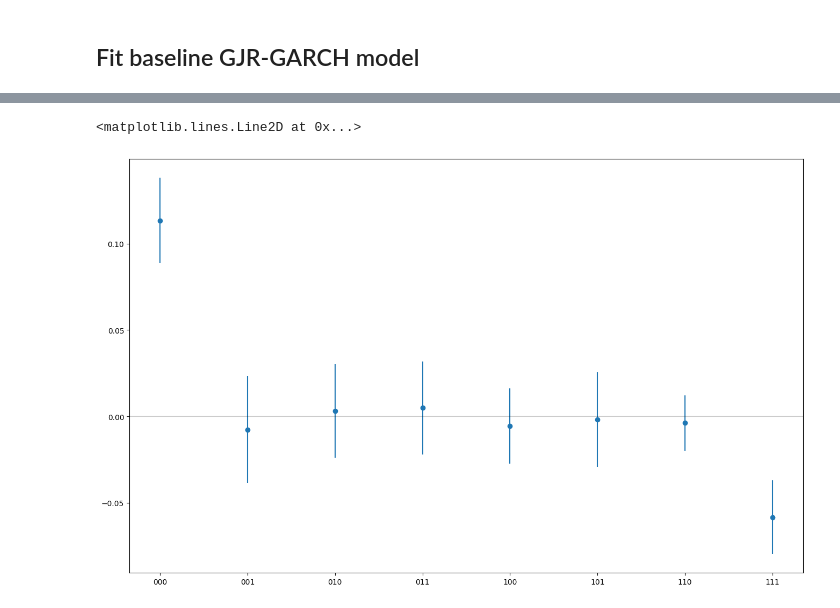
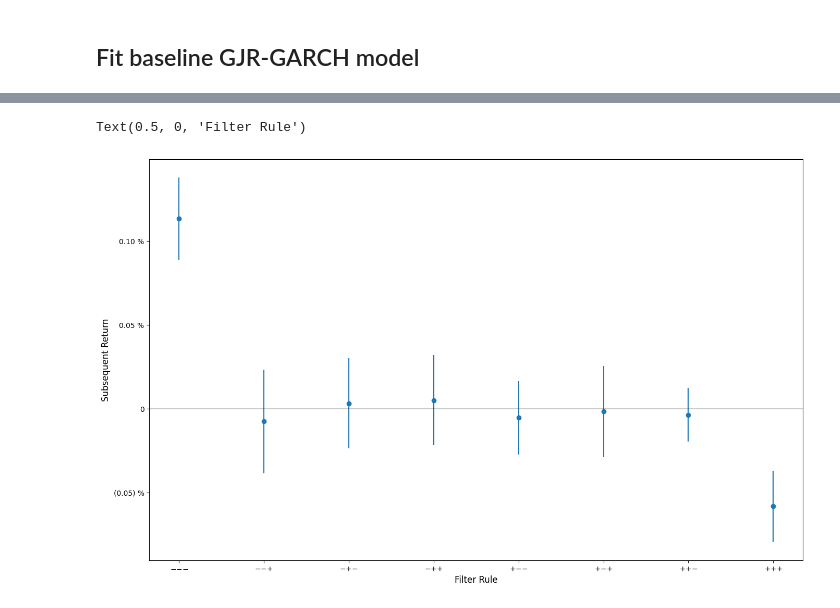
Before and after one commit to Farmhouse121/Financial-Data-Science-in-Python, a Jupyter notebook: Alphas/Filter_Rules.ipynb, the cells around one changed output, grey strips where cells are left out. Saved outputs shown, nothing was run; the diff lists cells and outputs as text; code cells hidden in the pictures.

```diff
--- a/Alphas/Filter_Rules.ipynb
+++ b/Alphas/Filter_Rules.ipynb
@@ -94,6 +102,9 @@ nprint(fit.summary())
 coefficients=pd.DataFrame([fit.params[fcols],fit.std_err[fcols]]).T
 
 figure,plot=pl.subplots(figsize=(ten*GoldenRatio,ten))
-plot.errorbar(x:=list(map(lambda l:l.replace('Filter_',''),coefficients.index)),y:=coefficients['params'],ye:=coefficients['std_err'],fmt='o')
+plot.errorbar(x:=list(map(lambda l:l.replace('Filter_','').replace('0','$-$').replace('1','$+$'),coefficients.index)),y:=coefficients['params'],ye:=coefficients['std_err'],fmt='o')
 plot.axhline(color='black',alpha=0.2)
+plot.set_ylabel('Subsequent Return',fontsize=12)
+plot.yaxis.set_major_formatter(PercentLabels(2))
+plot.set_xlabel('Filter Rule',fontsize=12)
 # %% [output]
@@ -111,8 +122,8 @@ Time:                                    09:03:42   Df Model:
                                    Mean Model
 ... (23 lines left out)
 nu             1.3499  3.715e-02     36.336 4.365e-289 [  1.277,  1.423]
 ========================================================================
 
 Covariance estimator: robust
-<matplotlib.lines.Line2D at 0x...>
+Text(0.5, 0, 'Filter Rule')
-[figure, old version]
+[figure, new version]
```
Also changed, not shown: parts of 5 cells of this notebook.
